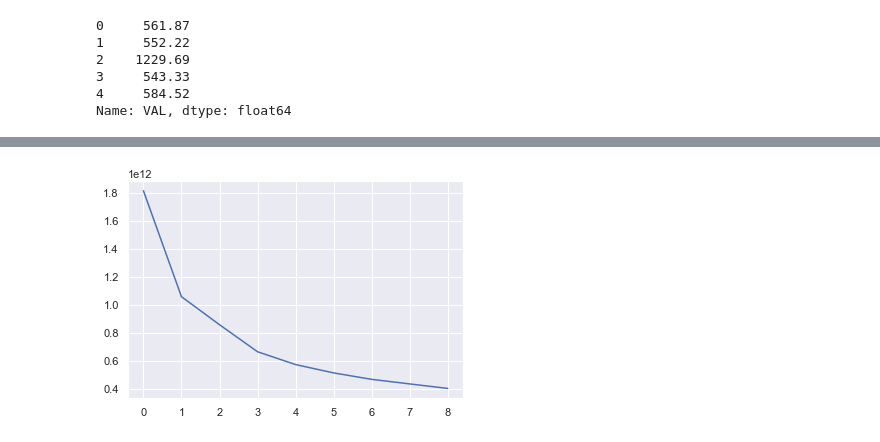
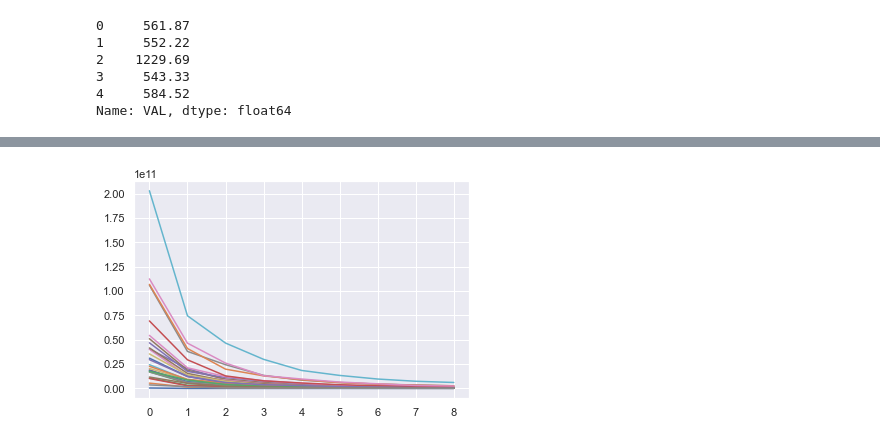
Before and after one commit to ghastcmd/data-science-project, a Jupyter notebook: Projeto.ipynb, the cells around one changed output, grey strips where cells are left out. Saved outputs shown, nothing was run; the diff lists cells and outputs as text; code cells hidden in the pictures.

Commit message:
Failed attempt to profile abono and aposentadoria

```diff
--- a/Projeto.ipynb
+++ b/Projeto.ipynb
@@ -291,9 +273,9 @@ df_abono['uni._organ'] = df_abono['uni._organ'].astype('category')
 df_abono['uni._organ'] = df_abono['uni._organ'].cat.codes
 df_abono['uni._organ'] = df_abono['uni._organ'].astype('float64')
 
-df_abono['UF'] = df_abono['UF'].astype('category')
-df_abono['UF'] = df_abono['UF'].cat.codes
-df_abono['UF'] = df_abono['UF'].astype('float64')
+# df_abono['UF'] = df_abono['UF'].astype('category')
+# df_abono['UF'] = df_abono['UF'].cat.codes
+# df_abono['UF'] = df_abono['UF'].astype('float64')
 
 df_abono['Cidade'] = df_abono['Cidade'].astype('category')
 df_abono['Cidade'] = df_abono['Cidade'].cat.codes
@@ -314,21 +296,27 @@ df_abono.head()
 # %%
 from sklearn.cluster import KMeans
+# %%
+group_df_abono = df_abono.groupby('UF')
+by_uf_df_abono = [group_df_abono.get_group(x) for x in group_df_abono.groups]
 # %%
-to_use_cols = ['Descr_empr','Escolaridade','org_atuacao','UF_da_UPAG','uni._organ','UF',
-'Cidade', 'Situacao', 'Anos_servico','meses_servico','Inicio_Abono','VAL']
+to_use_cols = ['Escolaridade','Anos_servico','meses_servico','Mes', 'Ano','VAL']
 
-inertia_values = []
+inertia_values = [[] for _ in by_uf_df_abono]
 
 for i in range(1, 10):
     model = KMeans(i)
-    model.fit(df_abono[to_use_cols])
+    for i, df in enumerate(by_uf_df_abono):
+        model.fit(df[to_use_cols])
 
-    inertia_values.append(model.inertia_)
+        inertia_values[i].append(model.inertia_)
 
-plt.plot([x for x in range(len(inertia_values))], inertia_values)
+x_axis = [x for x in range(len(inertia_values[0]))]
+for inertia in inertia_values:
+    plt.plot(x_axis, inertia)
+
 plt.show()
 # %% [output]
-[figure, old version]
+[figure, new version]
 # %%
 MAX_CLUSTERS = 3
 
```
Also changed, not shown: parts of 12 cells of this notebook.
